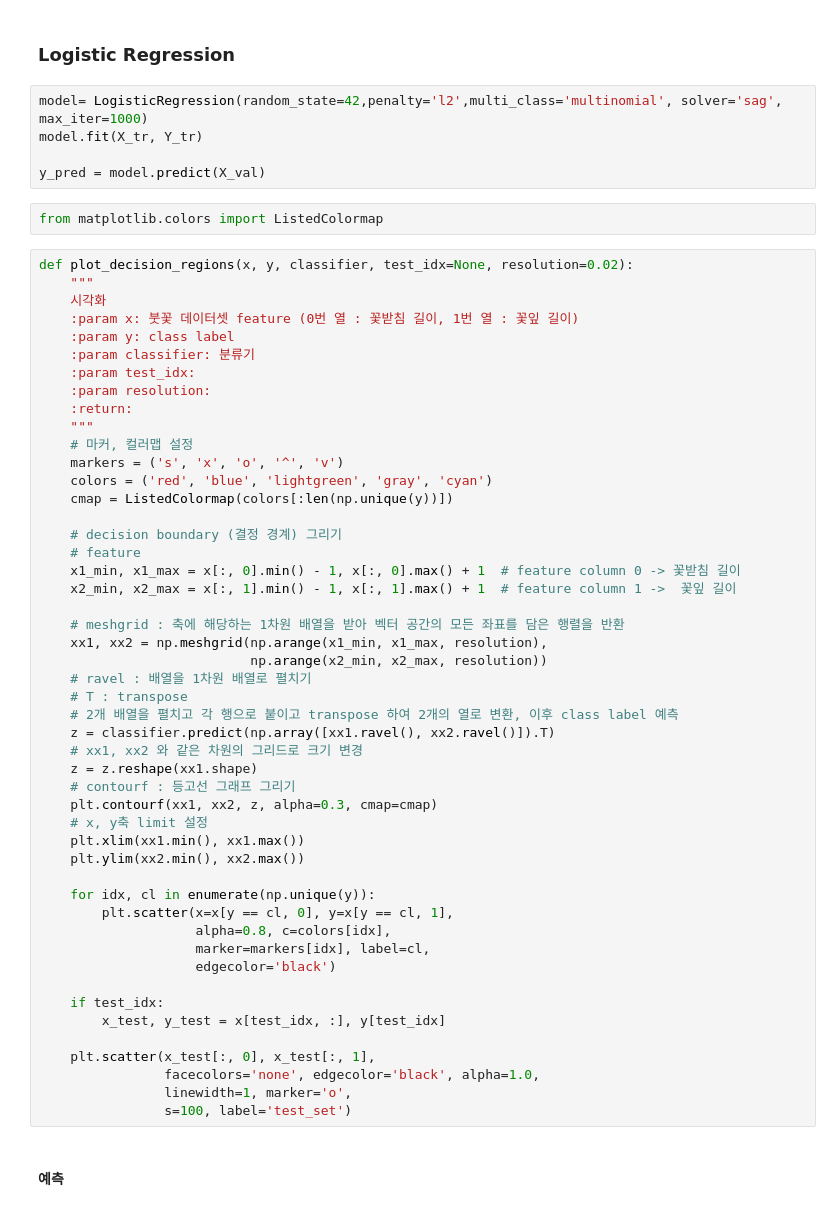
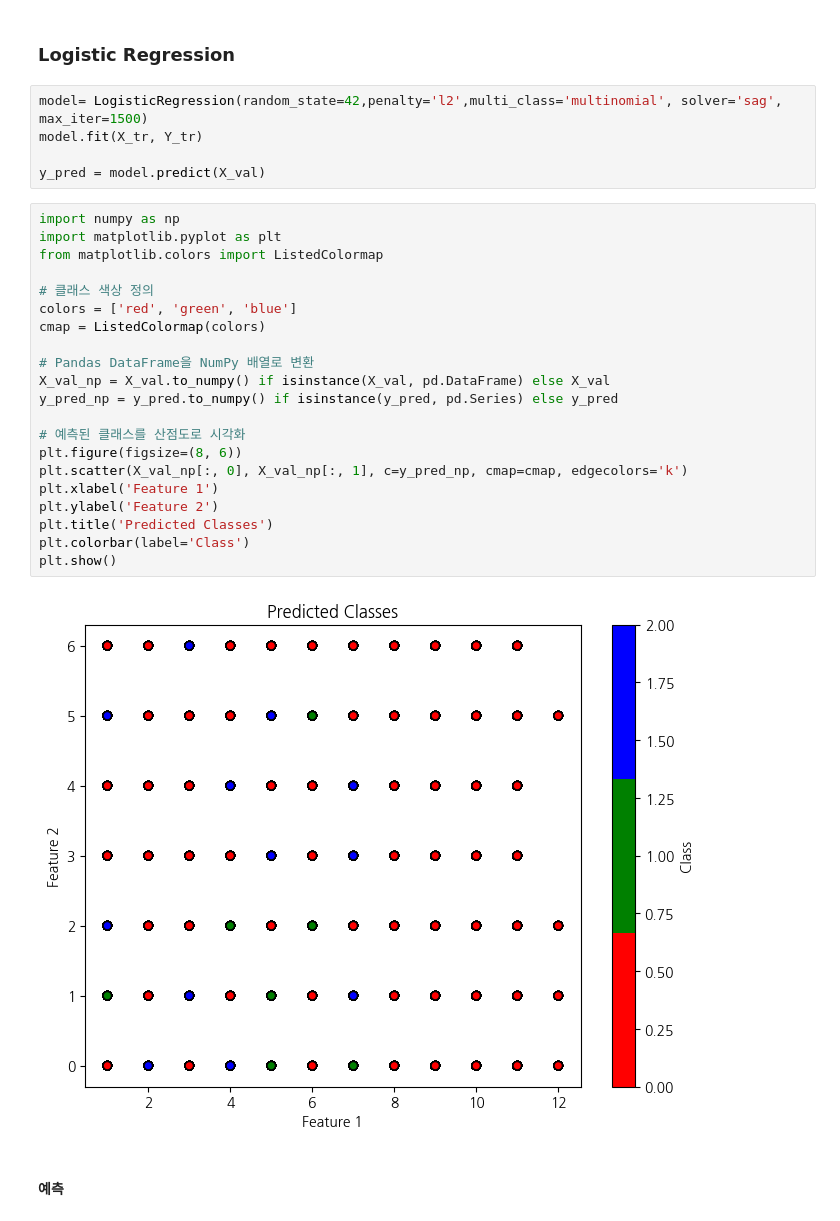
Before and after one commit to hynzuu/Crime-Type-Classification-AI-Model-Project, a Jupyter notebook: LogisticRegression.ipynb, the cells around one changed output. Saved outputs shown, nothing was run; the diff lists cells and outputs as text.

```diff
--- a/LogisticRegression.ipynb
+++ b/LogisticRegression.ipynb
@@ -95,60 +102,32 @@ for feature in ordinal_features:
 # %% [markdown]
 ### Logistic Regression
 # %%
-model= LogisticRegression(random_state=42,penalty='l2',multi_class='multinomial', solver='sag', max_iter=1000)
+model= LogisticRegression(random_state=42,penalty='l2',multi_class='multinomial', solver='sag', max_iter=1500)
 model.fit(X_tr, Y_tr)
 
 y_pred = model.predict(X_val)
-# %%
-from matplotlib.colors import ListedColormap
-# %%
-def plot_decision_regions(x, y, classifier, test_idx=None, resolution=0.02):
-    """
-    시각화
-    :param x: 붓꽃 데이터셋 feature (0번 열 : 꽃받침 길이, 1번 열 : 꽃잎 길이)
-    :param y: class label
-    :param classifier: 분류기
-    :param test_idx:
-    :param resolution:
-    :return:
-    """
-    # 마커, 컬러맵 설정
-    markers = ('s', 'x', 'o', '^', 'v')
-    colors = ('red', 'blue', 'lightgreen', 'gray', 'cyan')
-    cmap = ListedColormap(colors[:len(np.unique(y))])
-
-    # decision boundary (결정 경계) 그리기
-    # feature
-    x1_min, x1_max = x[:, 0].min() - 1, x[:, 0].max() + 1  # feature column 0 -> 꽃받침 길이
-    x2_min, x2_max = x[:, 1].min() - 1, x[:, 1].max() + 1  # feature column 1 ->  꽃잎 길이
-
-    # meshgrid : 축에 해당하는 1차원 배열을 받아 벡터 공간의 모든 좌표를 담은 행렬을 반환
-    xx1, xx2 = np.meshgrid(np.arange(x1_min, x1_max, resolution),
-                           np.arange(x2_min, x2_max, resolution))
-    # ravel : 배열을 1차원 배열로 펼치기
-    # T : transpose
-    # 2개 배열을 펼치고 각 행으로 붙이고 transpose 하여 2개의 열로 변환, 이후 class label 예측
-    z = classifier.predict(np.array([xx1.ravel(), xx2.ravel()]).T)
-    # xx1, xx2 와 같은 차원의 그리드로 크기 변경
-    z = z.reshape(xx1.shape)
-    # contourf : 등고선 그래프 그리기
-    plt.contourf(xx1, xx2, z, alpha=0.3, cmap=cmap)
-    # x, y축 limit 설정
-    plt.xlim(xx1.min(), xx1.max())
-    plt.ylim(xx2.min(), xx2.max())
-
-    for idx, cl in enumerate(np.unique(y)):
-        plt.scatter(x=x[y == cl, 0], y=x[y == cl, 1],
-                    alpha=0.8, c=colors[idx],
-                    marker=markers[idx], label=cl,
-                    edgecolor='black')
-
-    if test_idx:
-        x_test, y_test = x[test_idx, :], y[test_idx]
-
-    plt.scatter(x_test[:, 0], x_test[:, 1],
-                facecolors='none', edgecolor='black', alpha=1.0,
-                linewidth=1, marker='o',
-                s=100, label='test_set')
+# %%
+import numpy as np
+import matplotlib.pyplot as plt
+from matplotlib.colors import ListedColormap
+
+# 클래스 색상 정의
+colors = ['red', 'green', 'blue']
+cmap = ListedColormap(colors)
+
+# Pandas DataFrame을 NumPy 배열로 변환
+X_val_np = X_val.to_numpy() if isinstance(X_val, pd.DataFrame) else X_val
+y_pred_np = y_pred.to_numpy() if isinstance(y_pred, pd.Series) else y_pred
+
+# 예측된 클래스를 산점도로 시각화
+plt.figure(figsize=(8, 6))
+plt.scatter(X_val_np[:, 0], X_val_np[:, 1], c=y_pred_np, cmap=cmap, edgecolors='k')
+plt.xlabel('Feature 1')
+plt.ylabel('Feature 2')
+plt.title('Predicted Classes')
+plt.colorbar(label='Class')
+plt.show()
+# %% [output]
+[figure, added]
 # %% [markdown]
 #### 예측
```
Also changed, not shown: parts of 14 cells of this notebook, 7 other files.
